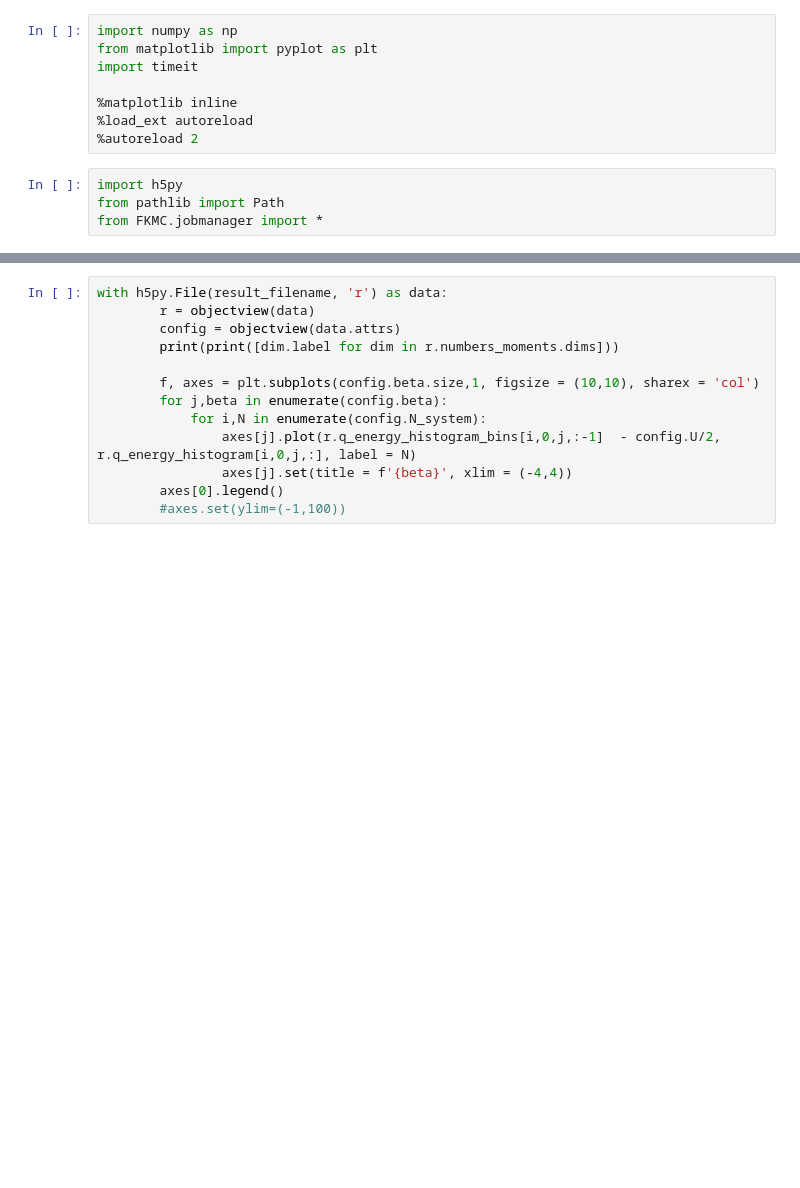
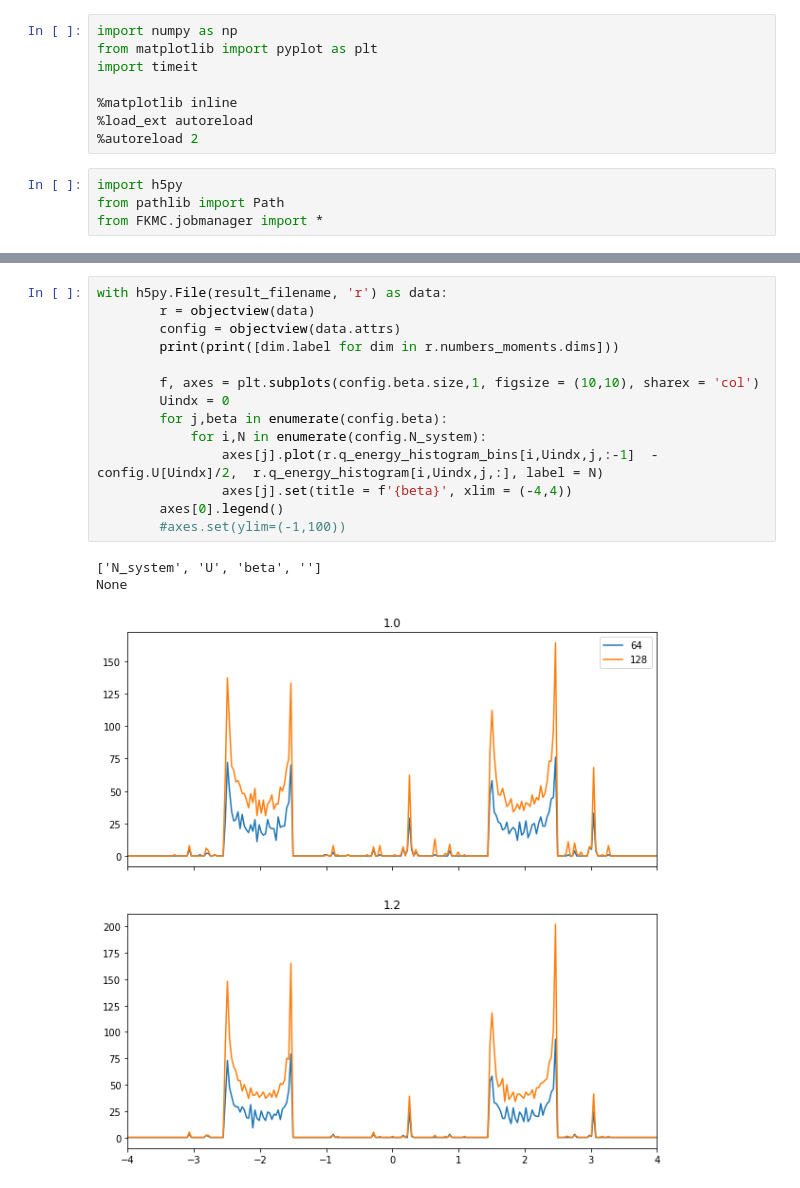
Before and after one commit to TomHodson/FKMC, a Jupyter notebook: notebooks/Code_Tests.ipynb, the cells around one changed output, grey strips where cells are left out. Cells and saved outputs as stored; diff of their text form; blank space fills up the shorter version.

```diff
--- a/notebooks/Code_Tests.ipynb
+++ b/notebooks/Code_Tests.ipynb
@@ -161,13 +161,18 @@ with h5py.File(result_filename, 'r') as data:
 # %%
 with h5py.File(result_filename, 'r') as data:
         r = objectview(data)
         config = objectview(data.attrs)
         print(print([dim.label for dim in r.numbers_moments.dims]))
 
         f, axes = plt.subplots(config.beta.size,1, figsize = (10,10), sharex = 'col')
+        Uindx = 0
         for j,beta in enumerate(config.beta):
             for i,N in enumerate(config.N_system):
-                axes[j].plot(r.q_energy_histogram_bins[i,0,j,:-1]  - config.U/2,  r.q_energy_histogram[i,0,j,:], label = N)
+                axes[j].plot(r.q_energy_histogram_bins[i,Uindx,j,:-1]  - config.U[Uindx]/2,  r.q_energy_histogram[i,Uindx,j,:], label = N)
                 axes[j].set(title = f'{beta}', xlim = (-4,4))
         axes[0].legend()
         #axes.set(ylim=(-1,100))
+# %% [output]
+['N_system', 'U', 'beta', '']
+None
+[figure, added]
```
Also changed, not shown: parts of 4 cells of this notebook, 5 other files.
